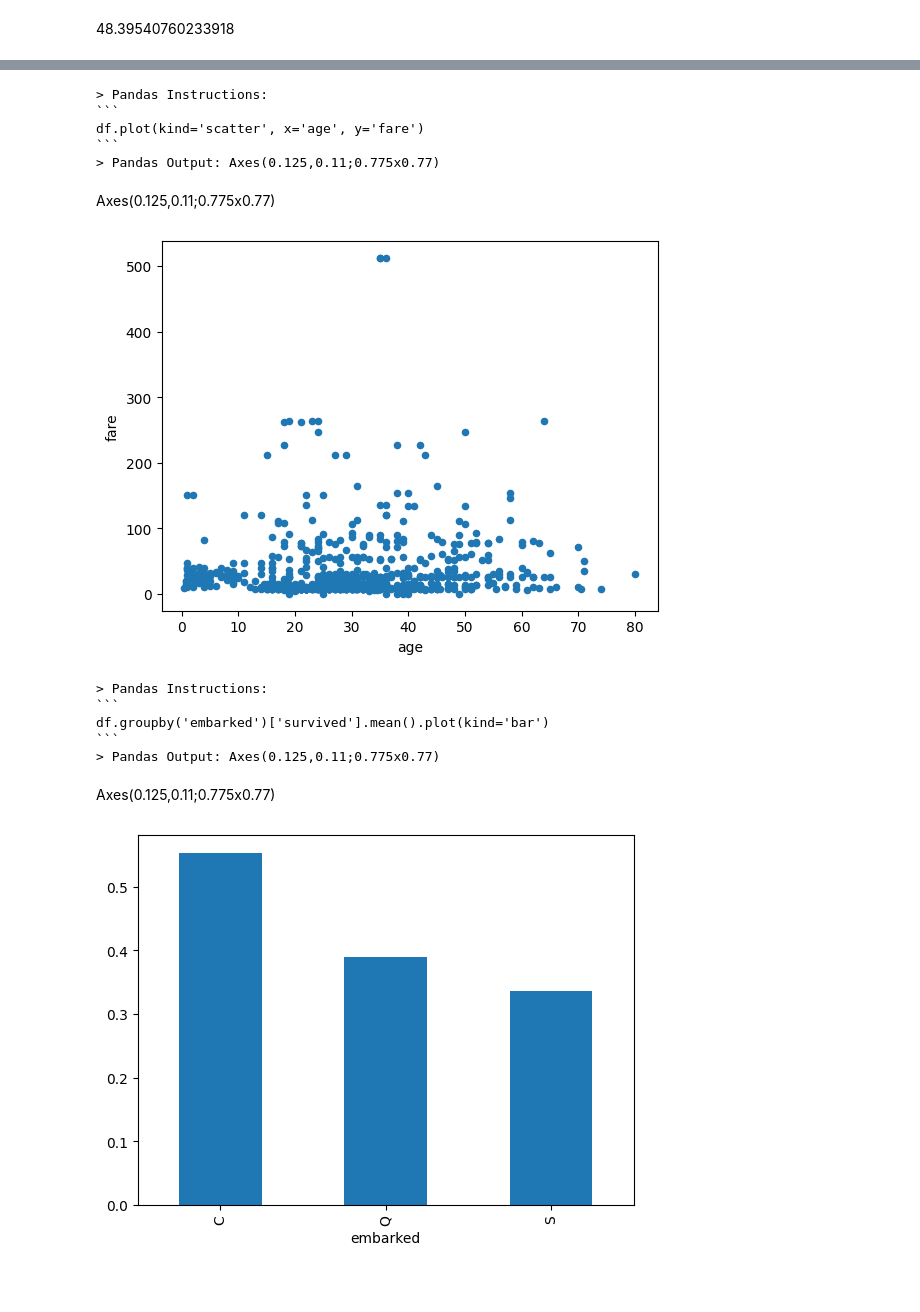
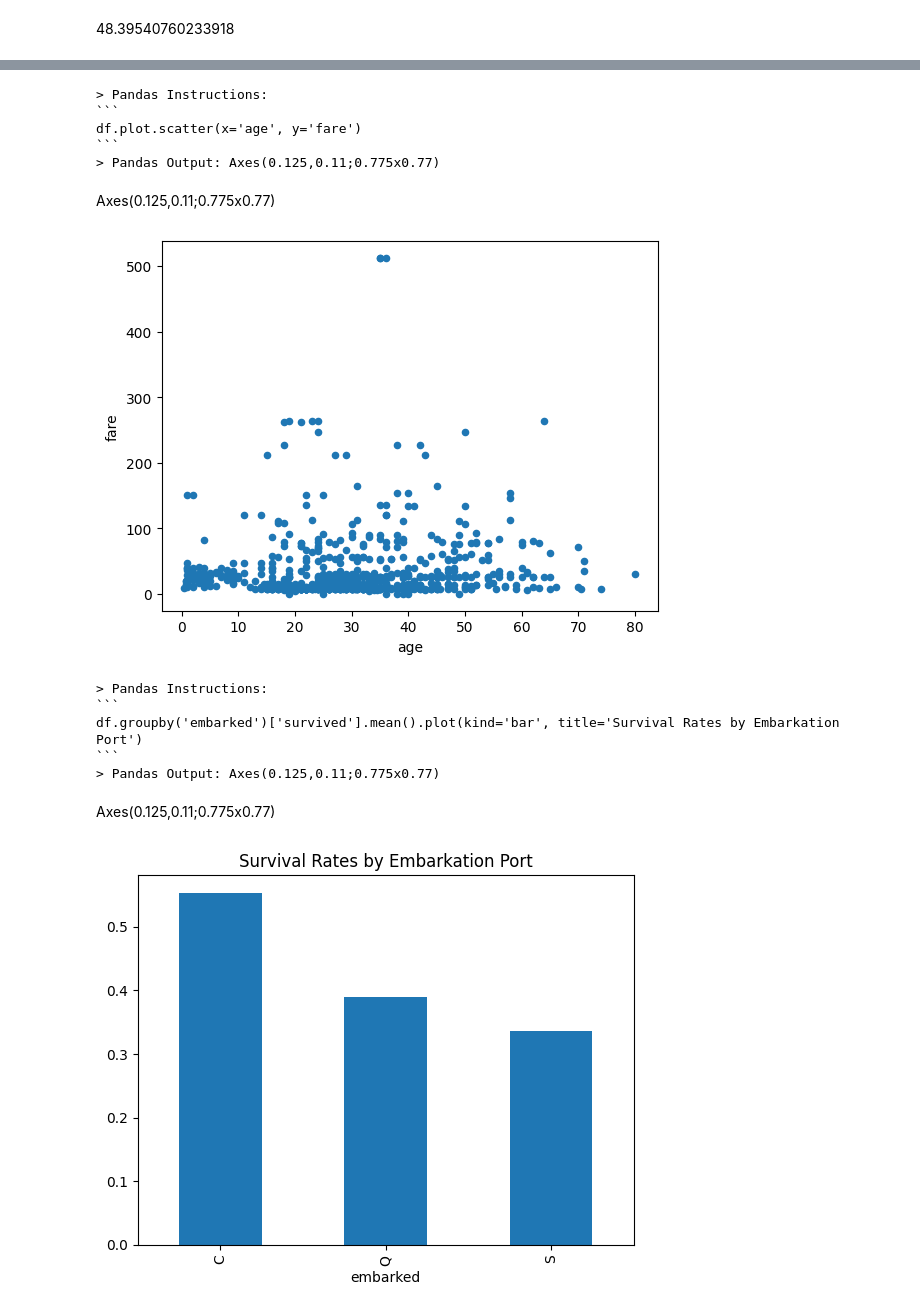
Before and after one commit to jaeyow/talk-to-excel, a Jupyter notebook: notebooks/01-try-talk-to-excel.ipynb, the cells around one changed output, grey strips where cells are left out. Cells and saved outputs as stored; diff of their text form; code cells hidden in the pictures; blank space fills up the shorter version.

````diff
--- a/notebooks/01-try-talk-to-excel.ipynb
+++ b/notebooks/01-try-talk-to-excel.ipynb
@@ -294,6 +277,7 @@ df[df['survived'] == 1]['fare'].mean()
 > Pandas Output: 48.39540760233918
 48.39540760233918
 # %%
+query_engine._synthesize_response = False
 response = query_engine.query("Using a pie chart, plot the distribution of passengers with respect to sex.")
 display(Markdown(f"{response}"))
 # %% [output]
@@ -307,4 +291,5 @@ Axes(0.22375,0.11;0.5775x0.77)
 # %%
+query_engine._synthesize_response = False
 response = query_engine.query("Using a barchart, plot how many passengers were in each class.")
 display(Markdown(f"{response}"))
 # %% [output]
@@ -318,4 +303,5 @@ Axes(0.125,0.11;0.775x0.77)
 # %%
+query_engine._synthesize_response = False
 response = query_engine.query("Visualize the percentage of passengers who survived and those who didn’t.")
 display(Markdown(f"{response}"))
 # %% [output]
@@ -329,23 +315,25 @@ Axes(0.125,0.11;0.775x0.77)
 # %%
+query_engine._synthesize_response = False
 response = query_engine.query("See if there's a relationship between age and fare paid.")
 display(Markdown(f"{response}"))
 # %% [output]
 > Pandas Instructions:
 ```
-df.plot(kind='scatter', x='age', y='fare')
+df.plot.scatter(x='age', y='fare')
 ```
 > Pandas Output: Axes(0.125,0.11;0.775x0.77)
 Axes(0.125,0.11;0.775x0.77)
 [figure]
 # %%
+query_engine._synthesize_response = False
 response = query_engine.query("Plot survival rates based on embarkation ports (C = Cherbourg, Q = Queenstown, S = Southampton)")
 display(Markdown(f"{response}"))
 # %% [output]
 > Pandas Instructions:
 ```
-df.groupby('embarked')['survived'].mean().plot(kind='bar')
+df.groupby('embarked')['survived'].mean().plot(kind='bar', title='Survival Rates by Embarkation Port')
 ```
 > Pandas Output: Axes(0.125,0.11;0.775x0.77)
 Axes(0.125,0.11;0.775x0.77)
-[figure, old version]
+[figure, new version]
 # %%
````
Also changed, not shown: parts of 11 cells of this notebook, 2 other files.
